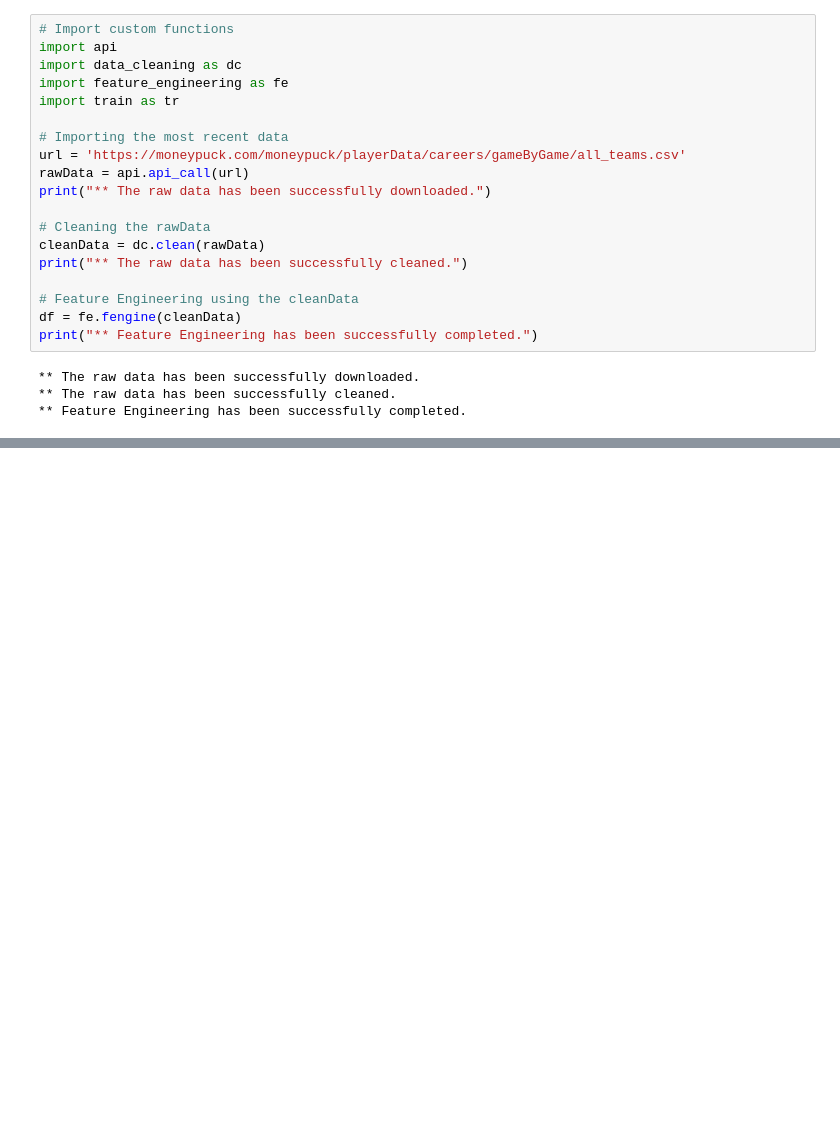
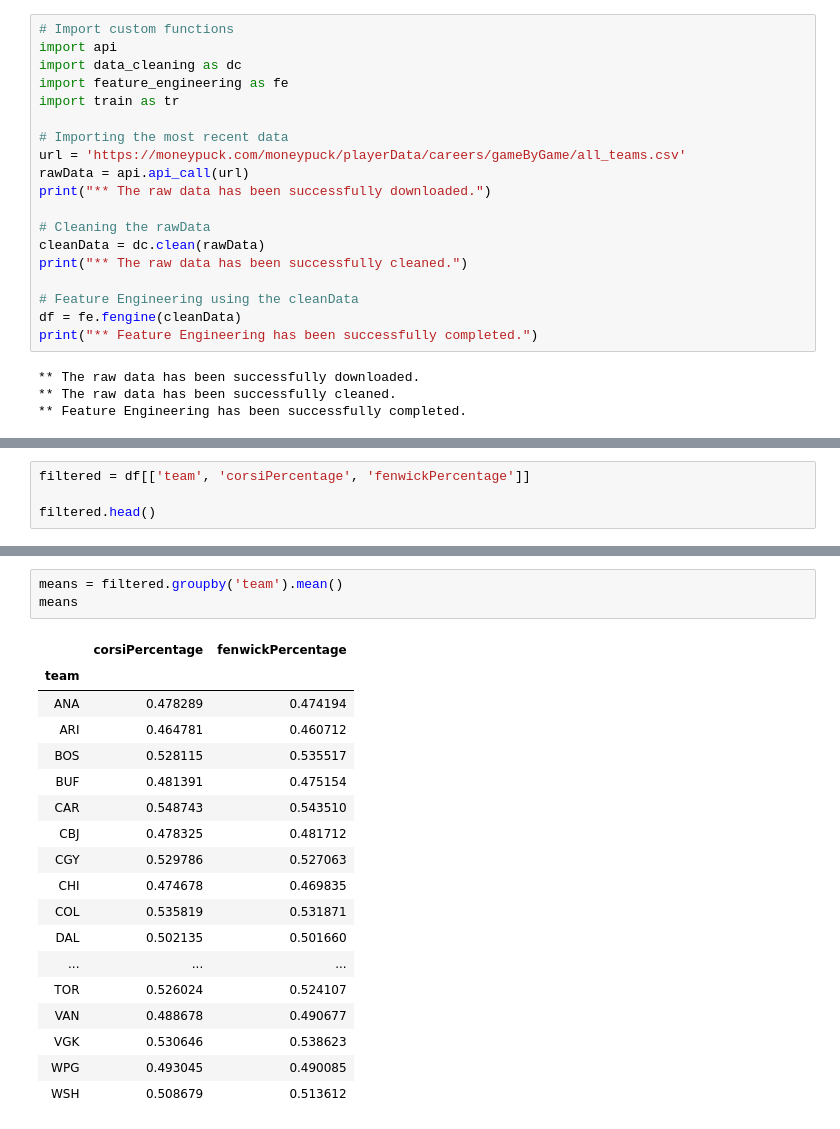
Before and after one commit to nanderson1982/NHL_Predicto, a Jupyter notebook: model/testing.ipynb, the cells around one changed output, grey strips where cells are left out. Drawn from its saved outputs; the diff is of its cells as text; blank space fills up the shorter version.

```diff
--- a/model/testing.ipynb
+++ b/model/testing.ipynb
@@ -53,0 +56,4 @@ print(col_avg_totalShotCreditAgainst)
+# %%
+filtered = df[['team', 'corsiPercentage', 'fenwickPercentage']]
+
+filtered.head()
@@ -53,0 +67,22 @@ print(col_avg_totalShotCreditAgainst)
+# %%
+means = filtered.groupby('team').mean()
+means
+# %% [output]
+|  | corsiPercentage | fenwickPercentage |
+| team |  |  |
+| ANA | 0.478289 | 0.474194 |
+| ARI | 0.464781 | 0.460712 |
+| BOS | 0.528115 | 0.535517 |
+| BUF | 0.481391 | 0.475154 |
+| CAR | 0.548743 | 0.543510 |
+| CBJ | 0.478325 | 0.481712 |
+| CGY | 0.529786 | 0.527063 |
+| CHI | 0.474678 | 0.469835 |
+| COL | 0.535819 | 0.531871 |
+| DAL | 0.502135 | 0.501660 |
+| ... | ... | ... |
+| TOR | 0.526024 | 0.524107 |
+| VAN | 0.488678 | 0.490677 |
+| VGK | 0.530646 | 0.538623 |
+| WPG | 0.493045 | 0.490085 |
+| WSH | 0.508679 | 0.513612 |
```
Also changed, not shown: parts of 10 cells of this notebook, 5 other files.
